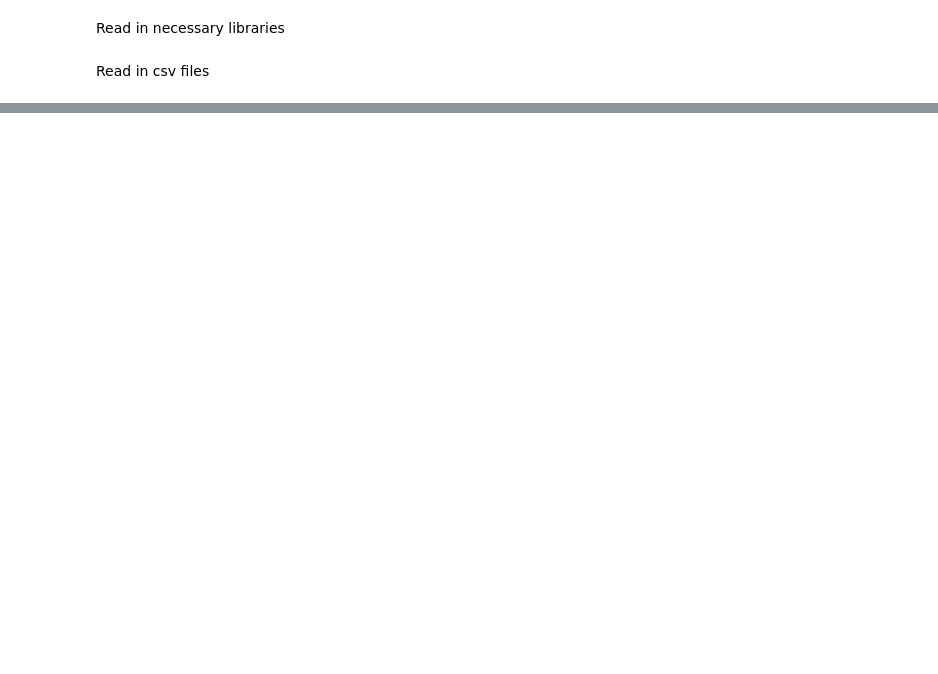
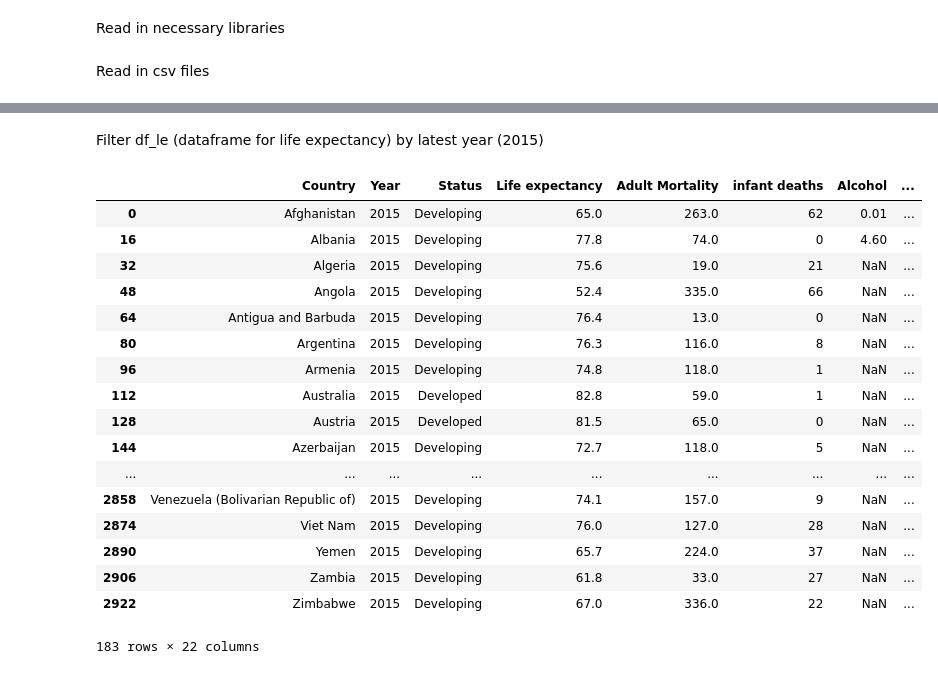
Before and after one commit to beckah/Data-Science-Blog-Post, a Jupyter notebook: Data Exploration.ipynb, the cells around one changed output, grey strips where cells are left out. Drawn from its saved outputs; the diff is of its cells as text; code cells hidden in the pictures; blank space fills up the shorter version.

```diff
--- a/Data Exploration.ipynb
+++ b/Data Exploration.ipynb
@@ -13,7 +13,7 @@ from IPython import display
 # %% [markdown]
 Read in csv files
 # %%
-df_life_expectency = pd.read_csv('./datasets/life_expectancy_data.csv')
-df_happiness = pd.read_csv('./datasets/economic_freedom_index2019_data.csv')
-df_economic_freedom = pd.read_csv('./datasets/economic_freedom_index2019_data.csv')
-df_suicide_rates = pd.read_csv('./datasets/suicide-rates-overview-1985-to-2016.csv')
+df_le = pd.read_csv('./datasets/life_expectancy_data.csv')
+df_h = pd.read_csv('./datasets/economic_freedom_index2019_data.csv')
+df_ef = pd.read_csv('./datasets/economic_freedom_index2019_data.csv')
+df_sr = pd.read_csv('./datasets/suicide-rates-overview-1985-to-2016.csv')
@@ -26,0 +45,25 @@ df_sr_cols = list(df_suicide_rates.columns.values) #country
+# %% [markdown]
+Filter df_le (dataframe for life expectancy) by latest year (2015)
+# %%
+df_le = df_le[df_le['Year'] == 2015]
+
+#pd.merge(df_ef, df_h, on='id', by='Country Name')
+# %% [output]
+|  | Country | Year | Status | Life expectancy | Adult Mortality | infant deaths | Alcohol | ... |
+| 0 | Afghanistan | 2015 | Developing | 65.0 | 263.0 | 62 | 0.01 | ... |
+| 16 | Albania | 2015 | Developing | 77.8 | 74.0 | 0 | 4.60 | ... |
+| 32 | Algeria | 2015 | Developing | 75.6 | 19.0 | 21 | NaN | ... |
+| 48 | Angola | 2015 | Developing | 52.4 | 335.0 | 66 | NaN | ... |
+| 64 | Antigua and Barbuda | 2015 | Developing | 76.4 | 13.0 | 0 | NaN | ... |
+| 80 | Argentina | 2015 | Developing | 76.3 | 116.0 | 8 | NaN | ... |
+| 96 | Armenia | 2015 | Developing | 74.8 | 118.0 | 1 | NaN | ... |
+| 112 | Australia | 2015 | Developed | 82.8 | 59.0 | 1 | NaN | ... |
+| 128 | Austria | 2015 | Developed | 81.5 | 65.0 | 0 | NaN | ... |
+| 144 | Azerbaijan | 2015 | Developing | 72.7 | 118.0 | 5 | NaN | ... |
+| ... | ... | ... | ... | ... | ... | ... | ... | ... |
+| 2858 | Venezuela (Bolivarian Republic of) | 2015 | Developing | 74.1 | 157.0 | 9 | NaN | ... |
+| 2874 | Viet Nam | 2015 | Developing | 76.0 | 127.0 | 28 | NaN | ... |
+| 2890 | Yemen | 2015 | Developing | 65.7 | 224.0 | 37 | NaN | ... |
+| 2906 | Zambia | 2015 | Developing | 61.8 | 33.0 | 27 | NaN | ... |
+| 2922 | Zimbabwe | 2015 | Developing | 67.0 | 336.0 | 22 | NaN | ... |
+183 rows × 22 columns
```
Also changed, not shown: parts of 4 cells of this notebook.
